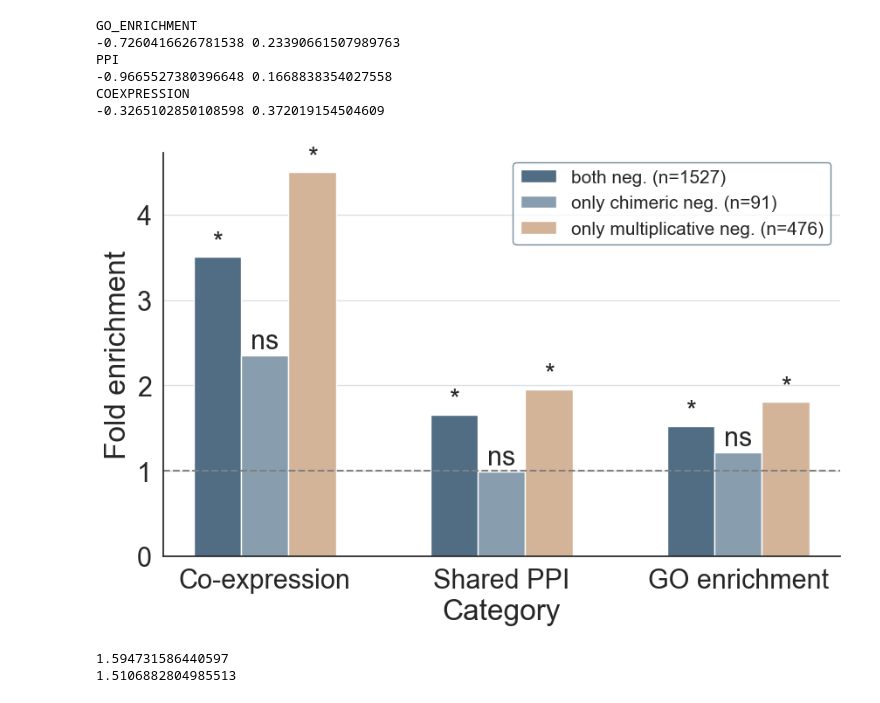
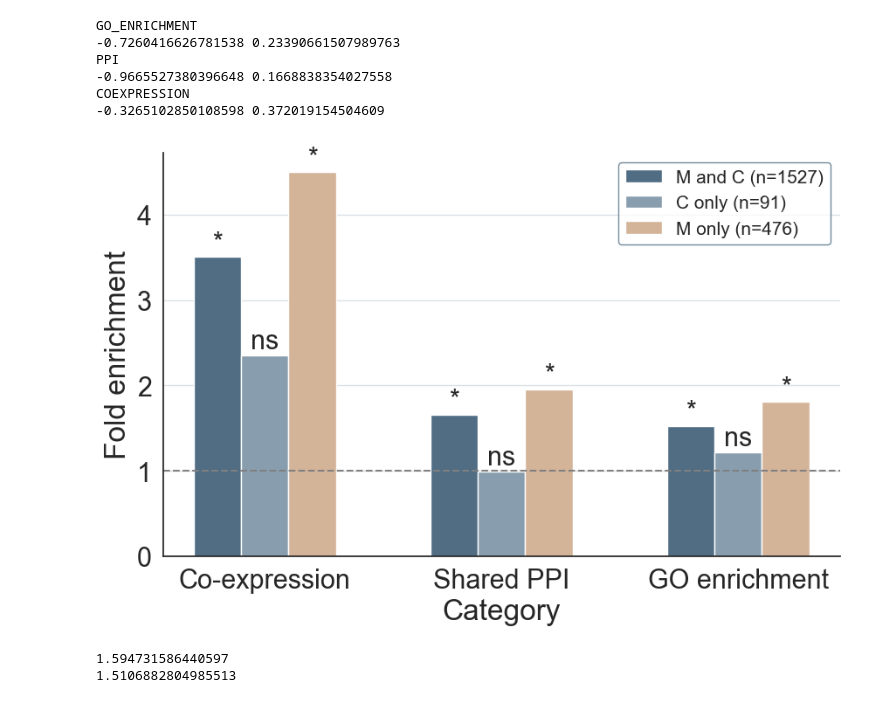
Before and after one commit to brian-arnold/epistasis_reanalysis, a Jupyter notebook: yeast_screens/Kuzmin_data_analysis_cp.ipynb, the cells around one changed output. Cells and saved outputs as stored; diff of their text form; code cells hidden in the pictures.

```diff
--- a/yeast_screens/Kuzmin_data_analysis_cp.ipynb
+++ b/yeast_screens/Kuzmin_data_analysis_cp.ipynb
@@ -710,9 +751,9 @@ plt.bar(x+width, data1[2], width, color=only_mult_color)
 plt.xticks(x, ['Co-expression', 'Shared PPI', 'GO enrichment'])
 plt.xlabel("Category")
 plt.ylabel("Fold enrichment")
-plt.legend([f"both neg. (n={results['number'][0]})",
-            f"only chimeric neg. (n={results['number'][1]})",
-            f"only multiplicative neg. (n={results['number'][2]})"], loc='upper right', prop={'size':15}, edgecolor=overlap_color)
+plt.legend([f"M and C (n={results['number'][0]})",
+            f"C only (n={results['number'][1]})",
+            f"M only (n={results['number'][2]})"], loc='upper right', prop={'size':15}, edgecolor=overlap_color)
 #plt.title("Negative interactions")
 plt.axhline(1, linestyle="--", color="gray")
 plt.grid(visible=True, axis='y', alpha=0.2, color=overlap_color)
@@ -725,34 +766,34 @@ for column in range(len(data1[0])):
     analysis = analyses[column]
     if dataset == "Kuzmin2020":
         # for 2020 data:
         # overlap and only_mult significant for all analyses, only_reported not significant for all analyses
         # this is the cae when pval threshold is 0.05 or 1
         plt.text(column-width, data1[0][column]+0.02, "*", ha='center', va='bottom')
         plt.text(column, data1[1][column]+0.02, "ns", ha='center', va='bottom')
         plt.text(column+width, data1[2][column]+0.02, "*", ha='center', va='bottom')
     elif dataset == "Kuzmin2018":
         # for 2018 data:
         # overlap significant for all, only_mult significant only for GO and PPI, only_reported only significant for GO
         if analysis == "coex":
             plt.text(column-width, data1[0][column]+0.02, "*", ha='center', va='bottom') # overlap
             plt.text(column, data1[1][column]+0.02, "ns", ha='center', va='bottom') # only_reported
             plt.text(column+width, data1[2][column]+0.02, "ns", ha='center', va='bottom') # only_mult
         if analysis == "ppi":
             plt.text(column-width, data1[0][column]+0.02, "*", ha='center', va='bottom') # overlap
             plt.text(column, data1[1][column]+0.02, "ns", ha='center', va='bottom') # only_reported
             plt.text(column+width, data1[2][column]+0.02, "*", ha='center', va='bottom') # only_mult
         if analysis == "go":
             plt.text(column-width, data1[0][column]+0.02, "*", ha='center', va='bottom') # overlap
             if p==1:
                 plt.text(column, data1[1][column]+0.02, "ns", ha='center', va='bottom') # only_reported
             else:
                 plt.text(column, data1[1][column]+0.02, "*", ha='center', va='bottom') # only_reported
             plt.text(column+width, data1[2][column]+0.02, "*", ha='center', va='bottom') # only_mult
 
 #plt.show()
 plt.savefig('/Users/bjarnold/Princeton_DataX/Epistasis/higher_order_reanalysis/yeast_screens/figs/panels_tmp/barpot_by_category.pdf')
 # %% [output]
-[figure, old version]
+[figure, new version]
 # %%
 funcs =  enrich.alleles_2_go_enrichment
 genome_wide = func(df)
```
Also changed, not shown: parts of 37 cells of this notebook, 14 other files.
